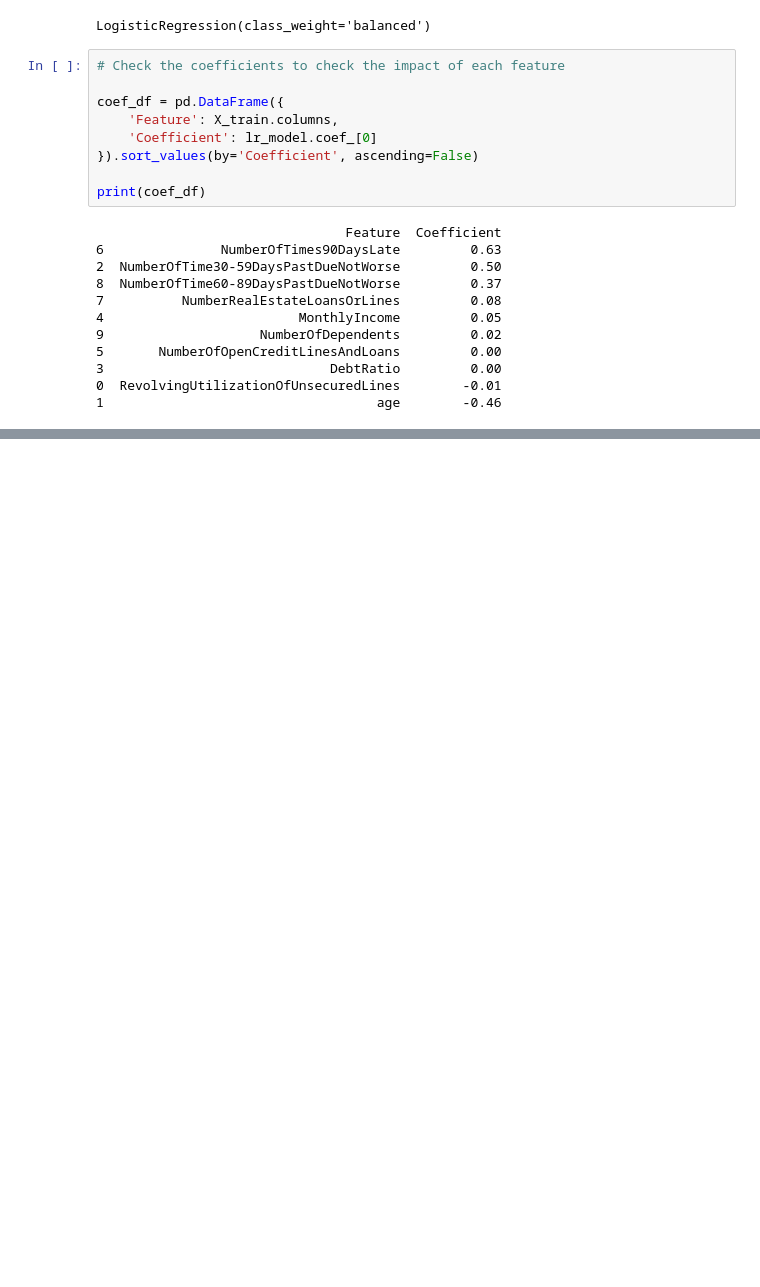
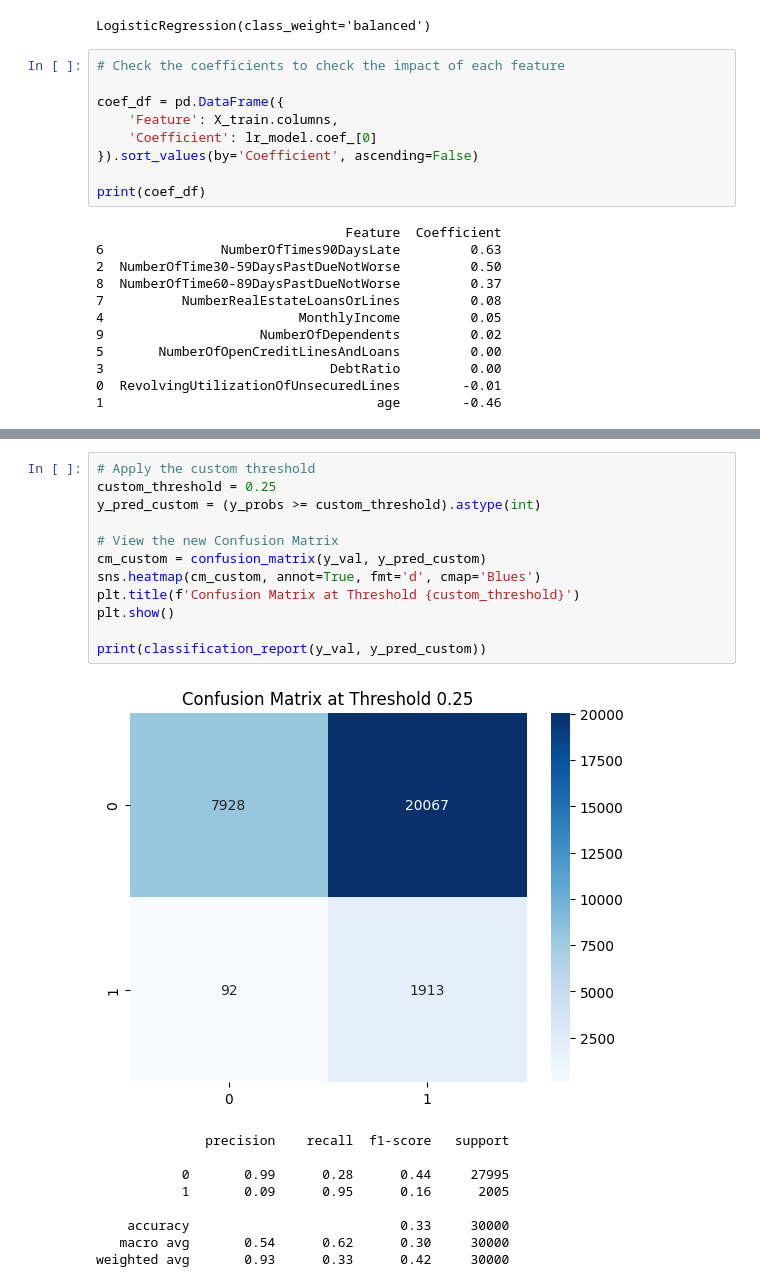
Before and after one commit to RSP004/Credit-Default-Risk-Prediction, a Jupyter notebook: 00 - Data_Exploration.ipynb, the cells around one changed output, grey strips where cells are left out. Cells and saved outputs as stored; diff of their text form; blank space fills up the shorter version.

```diff
--- a/00 - Data_Exploration.ipynb
+++ b/00 - Data_Exploration.ipynb
@@ -776,0 +856,22 @@ print(coef_df)
+# %%
+# Apply the custom threshold
+custom_threshold = 0.25
+y_pred_custom = (y_probs >= custom_threshold).astype(int)
+
+# View the new Confusion Matrix
+cm_custom = confusion_matrix(y_val, y_pred_custom)
+sns.heatmap(cm_custom, annot=True, fmt='d', cmap='Blues')
+plt.title(f'Confusion Matrix at Threshold {custom_threshold}')
+plt.show()
+
+print(classification_report(y_val, y_pred_custom))
+# %% [output]
+[figure, added]
+              precision    recall  f1-score   support
+
+           0       0.99      0.28      0.44     27995
+           1       0.09      0.95      0.16      2005
+
+    accuracy                           0.33     30000
+   macro avg       0.54      0.62      0.30     30000
+weighted avg       0.93      0.33      0.42     30000
```
Also changed, not shown: parts of 23 cells of this notebook.
